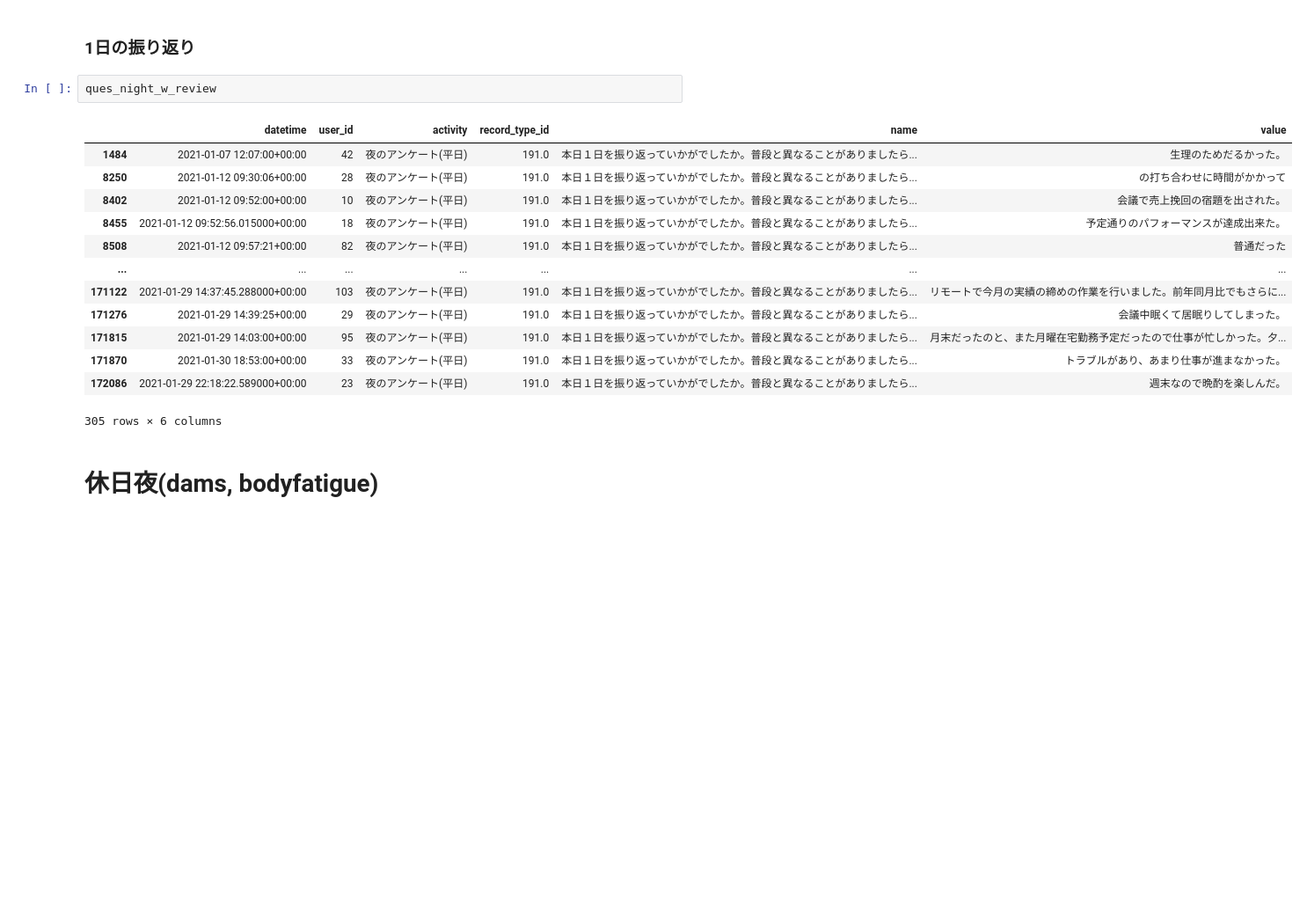
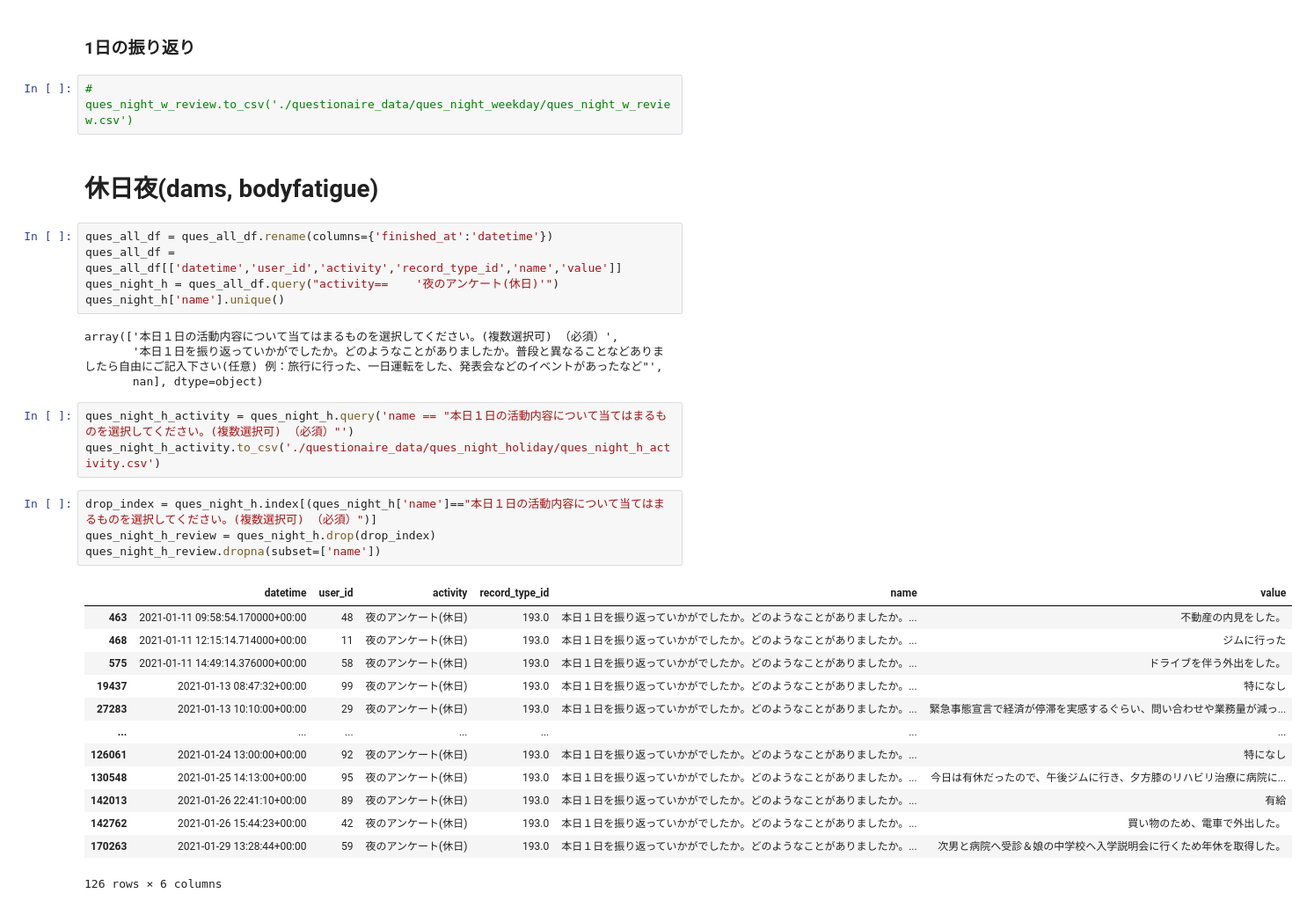
Before and after one commit to yusukennn/research_mental_prediction, a Jupyter notebook: preprocess.ipynb, the cells around one changed output. Shown at 88% size. Saved outputs shown, nothing was run; the diff lists cells and outputs as text; blank space fills up the shorter version.

Commit message:
preprocessing questionaire night holiday data

```diff
--- a/preprocess.ipynb
+++ b/preprocess.ipynb
@@ -403,21 +403,37 @@ ques_night_w_eval = ques_evening_eval.dropna(subset=['value'])
 # ques_night_w_eval.to_csv('./questionaire_data/ques_night_weekday/ques_night_w_eval.csv')
 # %% [markdown]
 ### 1日の振り返り
-# %%
-ques_night_w_review
-# %% [output]
-|  | datetime | user_id | activity | record_type_id | name | value |
-| 1484 | 2021-01-07 12:07:00+00:00 | 42 | 夜のアンケート(平日) | 191.0 | 本日１日を振り返っていかがでしたか。普段と異なることがありましたら... | 生理のためだるかった。 |
-| 8250 | 2021-01-12 09:30:06+00:00 | 28 | 夜のアンケート(平日) | 191.0 | 本日１日を振り返っていかがでしたか。普段と異なることがありましたら... | の打ち合わせに時間がかかって |
-| 8402 | 2021-01-12 09:52:00+00:00 | 10 | 夜のアンケート(平日) | 191.0 | 本日１日を振り返っていかがでしたか。普段と異なることがありましたら... | 会議で売上挽回の宿題を出された。 |
-| 8455 | 2021-01-12 09:52:56.015000+00:00 | 18 | 夜のアンケート(平日) | 191.0 | 本日１日を振り返っていかがでしたか。普段と異なることがありましたら... | 予定通りのパフォーマンスが達成出来た。 |
-| 8508 | 2021-01-12 09:57:21+00:00 | 82 | 夜のアンケート(平日) | 191.0 | 本日１日を振り返っていかがでしたか。普段と異なることがありましたら... | 普通だった |
-| ... | ... | ... | ... | ... | ... | ... |
-| 171122 | 2021-01-29 14:37:45.288000+00:00 | 103 | 夜のアンケート(平日) | 191.0 | 本日１日を振り返っていかがでしたか。普段と異なることがありましたら... | リモートで今月の実績の締めの作業を行いました。前年同月比でもさらに... |
-| 171276 | 2021-01-29 14:39:25+00:00 | 29 | 夜のアンケート(平日) | 191.0 | 本日１日を振り返っていかがでしたか。普段と異なることがありましたら... | 会議中眠くて居眠りしてしまった。 |
-| 171815 | 2021-01-29 14:03:00+00:00 | 95 | 夜のアンケート(平日) | 191.0 | 本日１日を振り返っていかがでしたか。普段と異なることがありましたら... | 月末だったのと、また月曜在宅勤務予定だったので仕事が忙しかった。夕... |
-| 171870 | 2021-01-30 18:53:00+00:00 | 33 | 夜のアンケート(平日) | 191.0 | 本日１日を振り返っていかがでしたか。普段と異なることがありましたら... | トラブルがあり、あまり仕事が進まなかった。 |
-| 172086 | 2021-01-29 22:18:22.589000+00:00 | 23 | 夜のアンケート(平日) | 191.0 | 本日１日を振り返っていかがでしたか。普段と異なることがありましたら... | 週末なので晩酌を楽しんだ。 |
-305 rows × 6 columns
+# %%
+# ques_night_w_review.to_csv('./questionaire_data/ques_night_weekday/ques_night_w_review.csv')
 # %% [markdown]
 # 休日夜(dams, bodyfatigue)
+# %%
+ques_all_df = ques_all_df.rename(columns={'finished_at':'datetime'})
+ques_all_df = ques_all_df[['datetime','user_id','activity','record_type_id','name','value']]
+ques_night_h = ques_all_df.query("activity==	'夜のアンケート(休日)'")
+ques_night_h['name'].unique()
+# %% [output]
+array(['本日１日の活動内容について当てはまるものを選択してください。(複数選択可) （必須）',
+       '本日１日を振り返っていかがでしたか。どのようなことがありましたか。普段と異なることなどありましたら自由にご記入下さい(任意) 例：旅行に行った、一日運転をした、発表会などのイベントがあったなど"',
+       nan], dtype=object)
+# %%
+ques_night_h_activity = ques_night_h.query('name == "本日１日の活動内容について当てはまるものを選択してください。(複数選択可) （必須）"')
+ques_night_h_activity.to_csv('./questionaire_data/ques_night_holiday/ques_night_h_activity.csv')
+# %%
+drop_index = ques_night_h.index[(ques_night_h['name']=="本日１日の活動内容について当てはまるものを選択してください。(複数選択可) （必須）")]
+ques_night_h_review = ques_night_h.drop(drop_index)
+ques_night_h_review.dropna(subset=['name'])
+# %% [output]
+|  | datetime | user_id | activity | record_type_id | name | value |
+| 463 | 2021-01-11 09:58:54.170000+00:00 | 48 | 夜のアンケート(休日) | 193.0 | 本日１日を振り返っていかがでしたか。どのようなことがありましたか。... | 不動産の内見をした。 |
+| 468 | 2021-01-11 12:15:14.714000+00:00 | 11 | 夜のアンケート(休日) | 193.0 | 本日１日を振り返っていかがでしたか。どのようなことがありましたか。... | ジムに行った |
+| 575 | 2021-01-11 14:49:14.376000+00:00 | 58 | 夜のアンケート(休日) | 193.0 | 本日１日を振り返っていかがでしたか。どのようなことがありましたか。... | ドライブを伴う外出をした。 |
+| 19437 | 2021-01-13 08:47:32+00:00 | 99 | 夜のアンケート(休日) | 193.0 | 本日１日を振り返っていかがでしたか。どのようなことがありましたか。... | 特になし |
+| 27283 | 2021-01-13 10:10:00+00:00 | 29 | 夜のアンケート(休日) | 193.0 | 本日１日を振り返っていかがでしたか。どのようなことがありましたか。... | 緊急事態宣言で経済が停滞を実感するぐらい、問い合わせや業務量が減っ... |
+| ... | ... | ... | ... | ... | ... | ... |
+| 126061 | 2021-01-24 13:00:00+00:00 | 92 | 夜のアンケート(休日) | 193.0 | 本日１日を振り返っていかがでしたか。どのようなことがありましたか。... | 特になし |
+| 130548 | 2021-01-25 14:13:00+00:00 | 95 | 夜のアンケート(休日) | 193.0 | 本日１日を振り返っていかがでしたか。どのようなことがありましたか。... | 今日は有休だったので、午後ジムに行き、夕方膝のリハビリ治療に病院に... |
+| 142013 | 2021-01-26 22:41:10+00:00 | 89 | 夜のアンケート(休日) | 193.0 | 本日１日を振り返っていかがでしたか。どのようなことがありましたか。... | 有給 |
+| 142762 | 2021-01-26 15:44:23+00:00 | 42 | 夜のアンケート(休日) | 193.0 | 本日１日を振り返っていかがでしたか。どのようなことがありましたか。... | 買い物のため、電車で外出した。 |
+| 170263 | 2021-01-29 13:28:44+00:00 | 59 | 夜のアンケート(休日) | 193.0 | 本日１日を振り返っていかがでしたか。どのようなことがありましたか。... | 次男と病院へ受診＆娘の中学校ヘ入学説明会に行くため年休を取得した。 |
+126 rows × 6 columns
```
